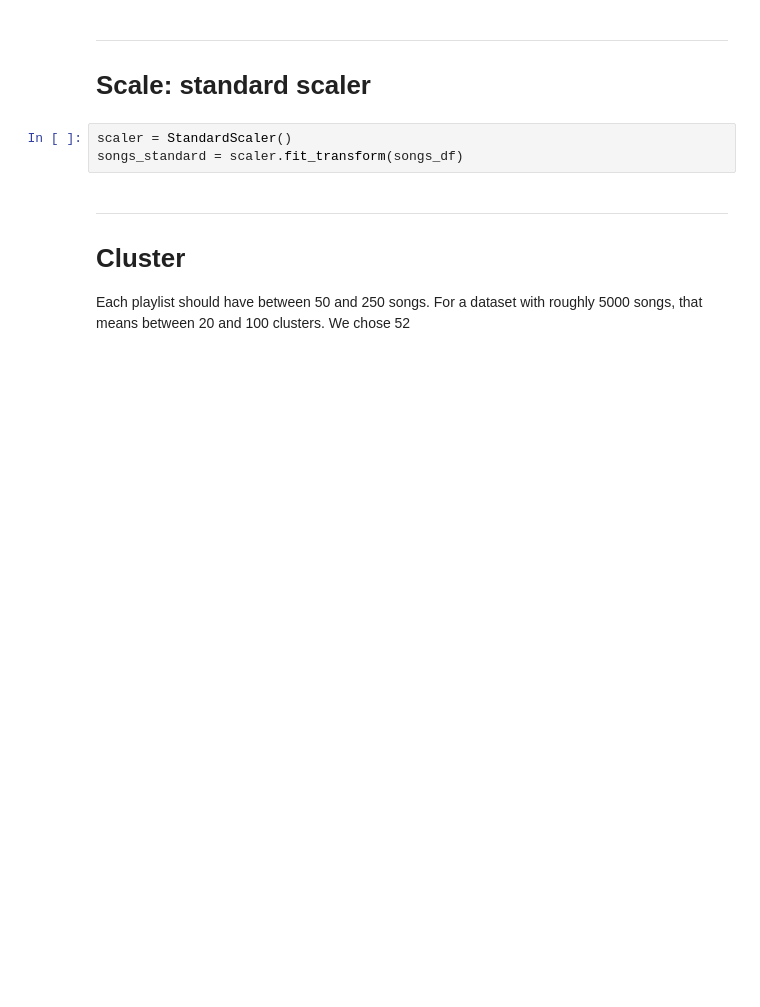
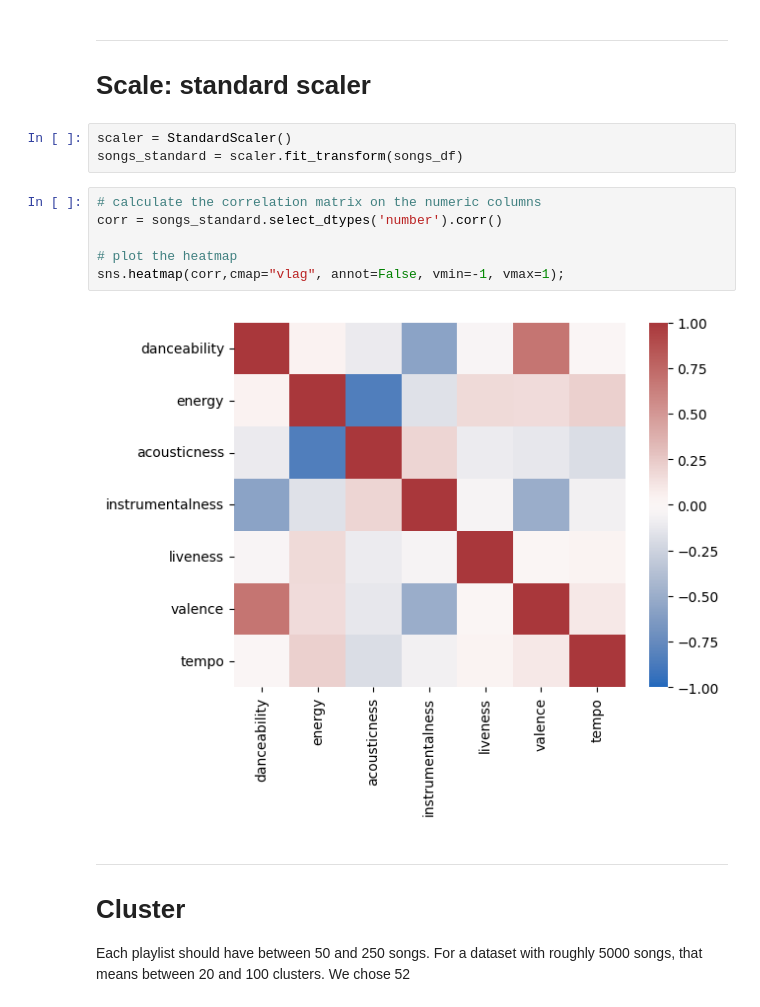
Before and after one commit to NadineJac/unsupervisedML_musicClustering, a Jupyter notebook: notebooks/3_cluster_send2spotify.ipynb, the cells around one changed output. Saved outputs shown, nothing was run; the diff lists cells and outputs as text; blank space fills up the shorter version.

Commit message:
add descriptive stats and plot culsters

```diff
--- a/notebooks/3_cluster_send2spotify.ipynb
+++ b/notebooks/3_cluster_send2spotify.ipynb
@@ -33,6 +41,14 @@ songs_df.head()
 # %%
 scaler = StandardScaler()
 songs_standard = scaler.fit_transform(songs_df)
+# %%
+# calculate the correlation matrix on the numeric columns
+corr = songs_standard.select_dtypes('number').corr()
+
+# plot the heatmap
+sns.heatmap(corr,cmap="vlag", annot=False, vmin=-1, vmax=1);
+# %% [output]
+[figure, added]
 # %% [markdown]
 ---
 # Cluster
```
Also changed, not shown: parts of 5 cells of this notebook.
